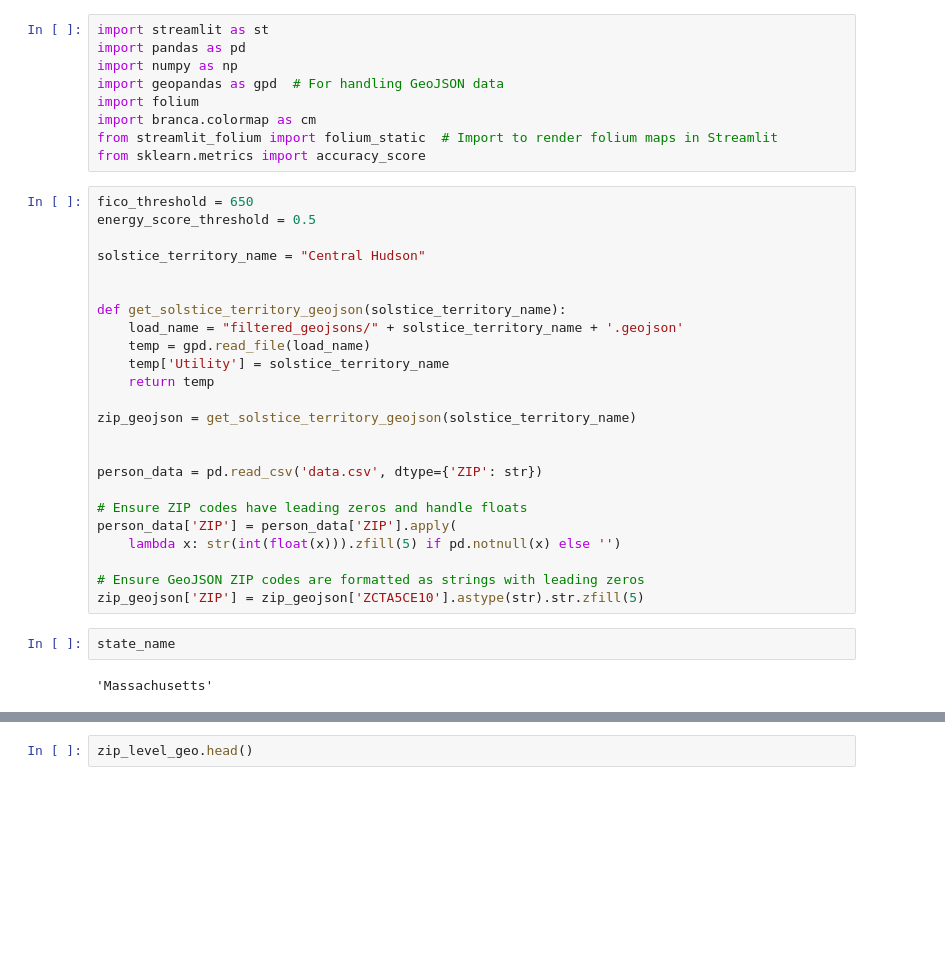
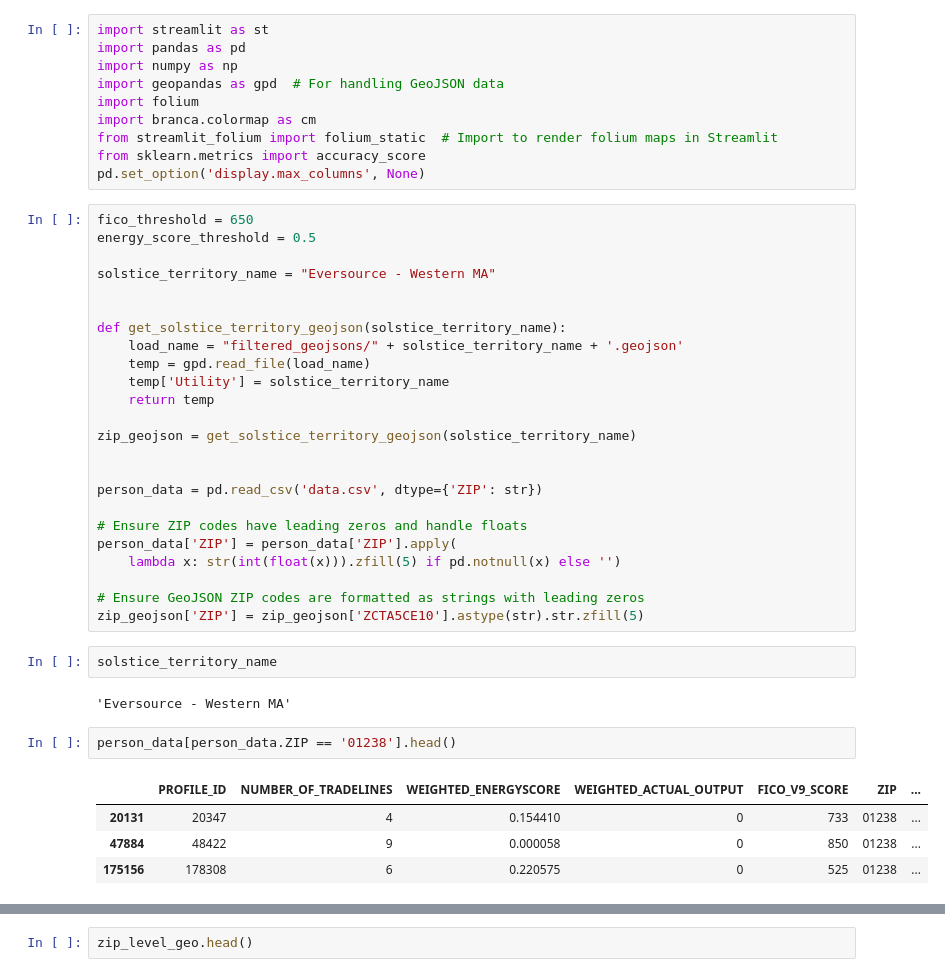
Before and after one commit to Jake-Ford/energyscore_demo, a Jupyter notebook: scratch.ipynb, the cells around one changed output, grey strips where cells are left out. Saved outputs shown, nothing was run; the diff lists cells and outputs as text; blank space fills up the shorter version.

```diff
--- a/scratch.ipynb
+++ b/scratch.ipynb
@@ -7,11 +7,12 @@ import folium
 import branca.colormap as cm
 from streamlit_folium import folium_static  # Import to render folium maps in Streamlit
 from sklearn.metrics import accuracy_score
+pd.set_option('display.max_columns', None)
 # %%
 fico_threshold = 650
 energy_score_threshold = 0.5
 
-solstice_territory_name = "Central Hudson"
+solstice_territory_name = "Eversource - Western MA"
 
 
 def get_solstice_territory_geojson(solstice_territory_name):
@@ -31,7 +32,14 @@ person_data['ZIP'] = person_data['ZIP'].apply(
 
 # Ensure GeoJSON ZIP codes are formatted as strings with leading zeros
 zip_geojson['ZIP'] = zip_geojson['ZCTA5CE10'].astype(str).str.zfill(5)
-# %%
-state_name
-# %% [output]
-'Massachusetts'
+# %%
+solstice_territory_name
+# %% [output]
+'Eversource - Western MA'
+# %%
+person_data[person_data.ZIP == '01238'].head()
+# %% [output]
+|  | PROFILE_ID | NUMBER_OF_TRADELINES | WEIGHTED_ENERGYSCORE | WEIGHTED_ACTUAL_OUTPUT | FICO_V9_SCORE | ZIP | ... |
+| 20131 | 20347 | 4 | 0.154410 | 0 | 733 | 01238 | ... |
+| 47884 | 48422 | 9 | 0.000058 | 0 | 850 | 01238 | ... |
+| 175156 | 178308 | 6 | 0.220575 | 0 | 525 | 01238 | ... |
```
Also changed, not shown: parts of 17 cells of this notebook, 3 other files.
